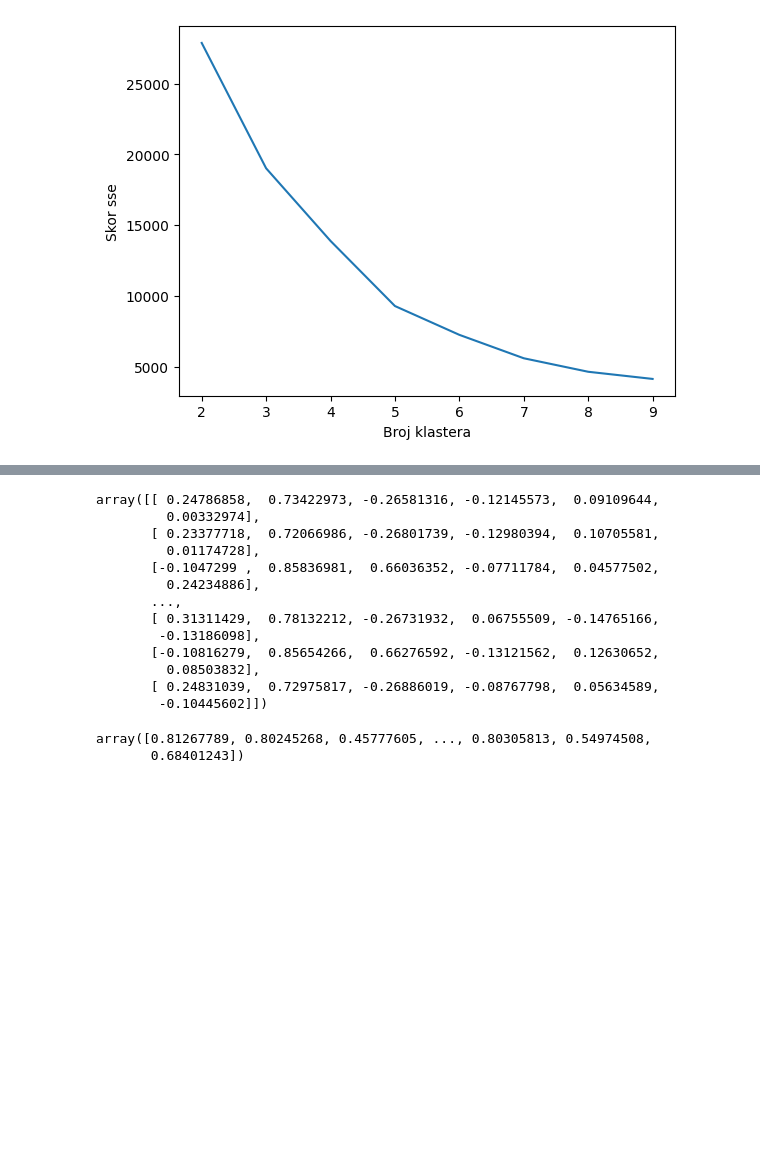
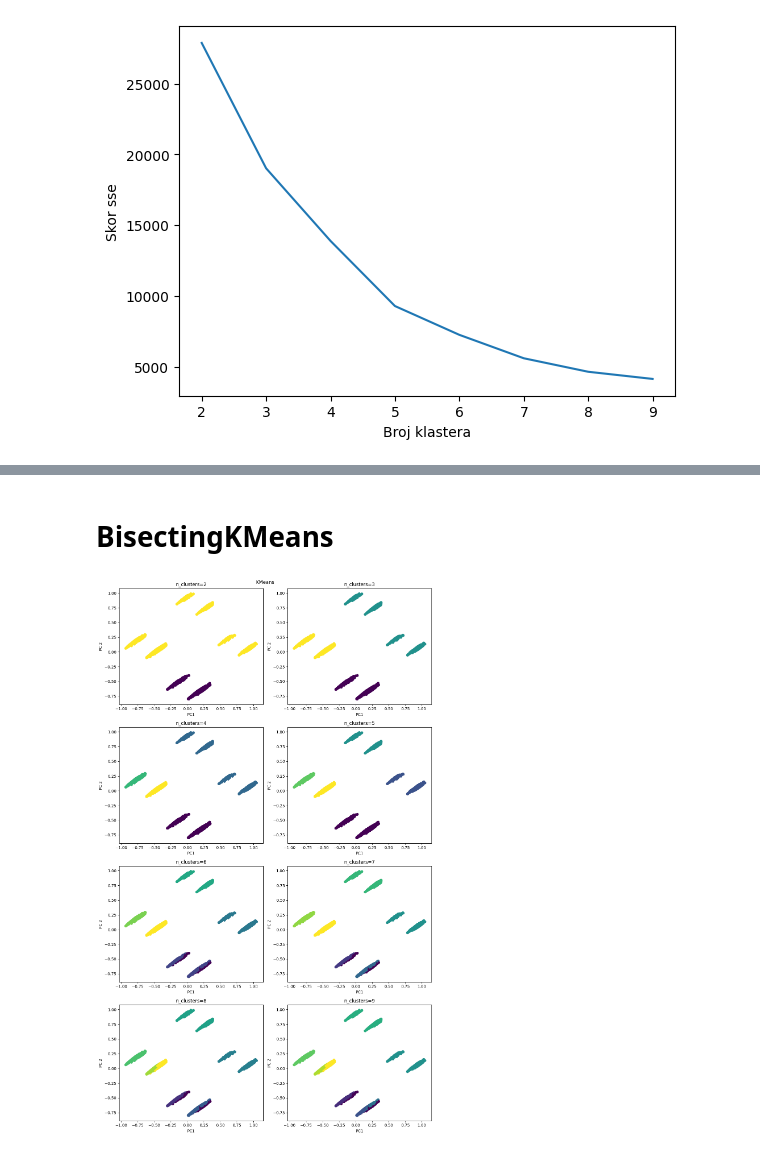
Before and after one commit to MATF-istrazivanje-podataka-1/2023_Data_Mining_Smoking_Dataset, a Jupyter notebook: models/clustering/K-means.ipynb, the cells around one changed output, grey strips where cells are left out. Drawn from its saved outputs; the diff is of its cells as text; code cells hidden in the pictures; blank space fills up the shorter version.

```diff
--- a/models/clustering/K-means.ipynb
+++ b/models/clustering/K-means.ipynb
@@ -158,26 +159,0 @@ homogeneity_score(labels_true=Y, labels_pred=km.labels_)
-# %%
-# koja instanca pripada kom klasteru
-X[km.labels_ == 0]
-# %% [output]
-array([[ 0.24786858,  0.73422973, -0.26581316, -0.12145573,  0.09109644,
-         0.00332974],
-       [ 0.23377718,  0.72066986, -0.26801739, -0.12980394,  0.10705581,
-         0.01174728],
-       [-0.1047299 ,  0.85836981,  0.66036352, -0.07711784,  0.04577502,
-         0.24234886],
-       ...,
-       [ 0.31311429,  0.78132212, -0.26731932,  0.06755509, -0.14765166,
-        -0.13186098],
-       [-0.10816279,  0.85654266,  0.66276592, -0.13121562,  0.12630652,
-         0.08503832],
-       [ 0.24831039,  0.72975817, -0.26886019, -0.08767798,  0.05634589,
-        -0.10445602]])
-# %%
-#Racuna silueta skor za svaku tacku u odnosu na klaster kom pripada
-from sklearn.metrics import silhouette_samples
-
-silhouette_values = silhouette_samples(X, kmeans.labels_)
-silhouette_values
-# %% [output]
-array([0.81267789, 0.80245268, 0.45777605, ..., 0.80305813, 0.54974508,
-       0.68401243])
@@ -183,0 +173,2 @@ array([0.81267789, 0.80245268, 0.45777605, ..., 0.80305813, 0.54974508,
+# %% [markdown]
+# BisectingKMeans
@@ -183,0 +177,23 @@ array([0.81267789, 0.80245268, 0.45777605, ..., 0.80305813, 0.54974508,
+# %%
+sse_bisecting = []
+silhouettes_bisecting = []
+
+fig, axs = plt.subplots(4, 2, figsize=(12, 20))
+fig.suptitle("KMeans")
+
+for k, ax in zip(ks, axs.flatten()):
+    bkmeans = BisectingKMeans(n_clusters=k, bisecting_strategy='largest_cluster', random_state=55)
+    bkmeans.fit(X)
+
+    ax.scatter(X[:, 0], X[:, 1], c=bkmeans.labels_)
+    ax.set_title(f"n_clusters={k}")
+    ax.set_xlabel("PC1")
+    ax.set_ylabel("PC 2")
+
+    sse_bisecting.append(bkmeans.inertia_)
+    silhouettes_bisecting.append(silhouette_score(X, bkmeans.labels_))
+
+plt.tight_layout()
+plt.show()
+# %% [output]
+[figure, added]
```
Also changed, not shown: parts of 23 cells of this notebook, 5 other files.
